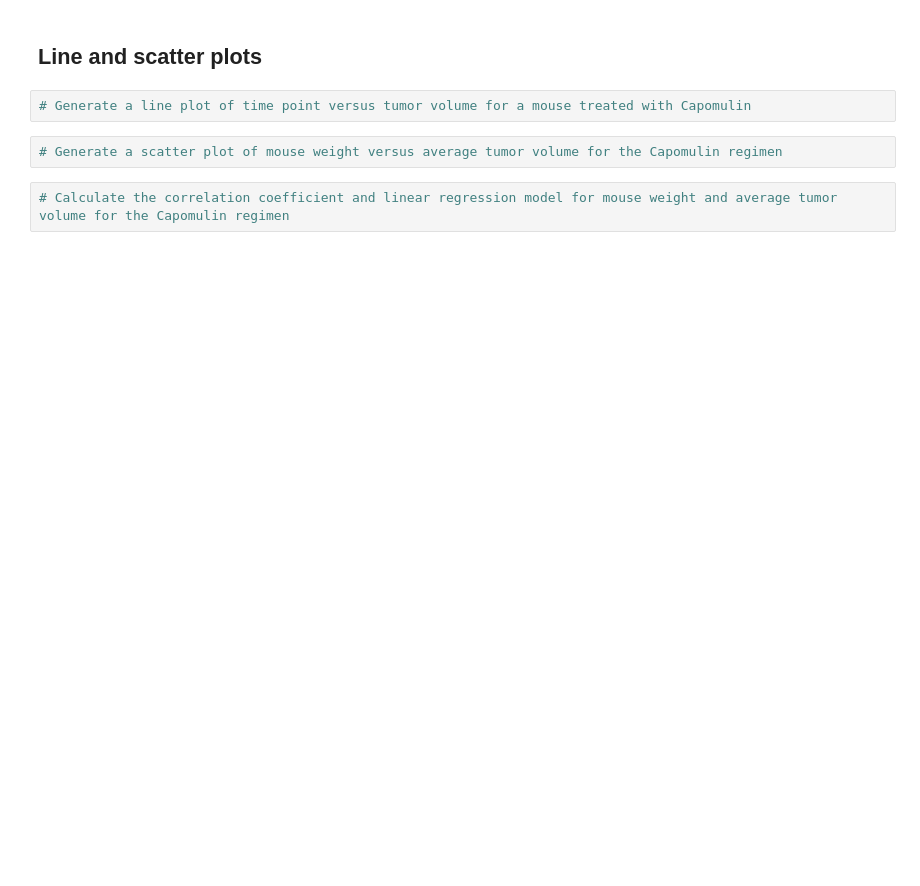
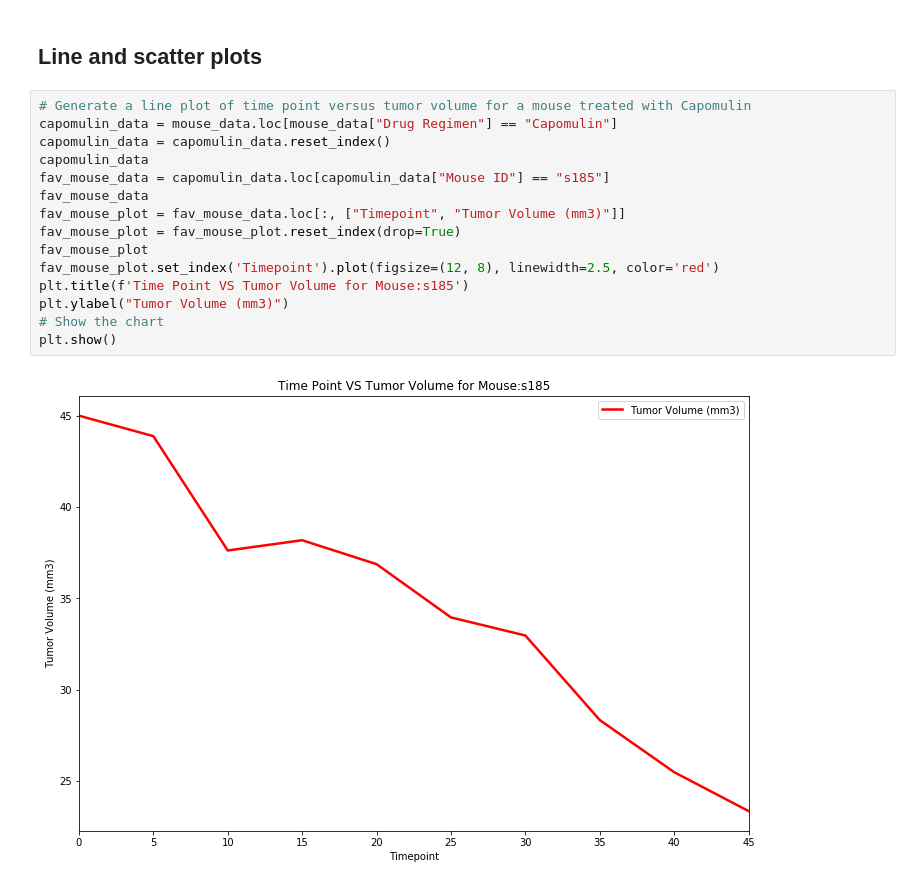
Before and after one commit to ashwinabraham34/Matplotlib-project, a Jupyter notebook: pymaceuticals_starter.ipynb, the cells around one changed output. Saved outputs shown, nothing was run; the diff lists cells and outputs as text; blank space fills up the shorter version.

```diff
--- a/pymaceuticals_starter.ipynb
+++ b/pymaceuticals_starter.ipynb
@@ -150,8 +296,19 @@ plt.pie(gendercount_pyplot, explode=explode, labels=labels, colors=colors,
 # %% [markdown]
 ## Line and scatter plots
-# %%
-# Generate a line plot of time point versus tumor volume for a mouse treated with Capomulin
-# %%
-# Generate a scatter plot of mouse weight versus average tumor volume for the Capomulin regimen
-# %%
-# Calculate the correlation coefficient and linear regression model for mouse weight and average tumor volume for the Capomulin regimen
+# %%
+# Generate a line plot of time point versus tumor volume for a mouse treated with Capomulin
+capomulin_data = mouse_data.loc[mouse_data["Drug Regimen"] == "Capomulin"]
+capomulin_data = capomulin_data.reset_index()
+capomulin_data
+fav_mouse_data = capomulin_data.loc[capomulin_data["Mouse ID"] == "s185"]
+fav_mouse_data
+fav_mouse_plot = fav_mouse_data.loc[:, ["Timepoint", "Tumor Volume (mm3)"]]
+fav_mouse_plot = fav_mouse_plot.reset_index(drop=True)
+fav_mouse_plot
+fav_mouse_plot.set_index('Timepoint').plot(figsize=(12, 8), linewidth=2.5, color='red')
+plt.title(f'Time Point VS Tumor Volume for Mouse:s185')
+plt.ylabel("Tumor Volume (mm3)")
+# Show the chart
+plt.show()
+# %% [output]
+[figure, added]
```
Also changed, not shown: parts of 16 cells of this notebook.
